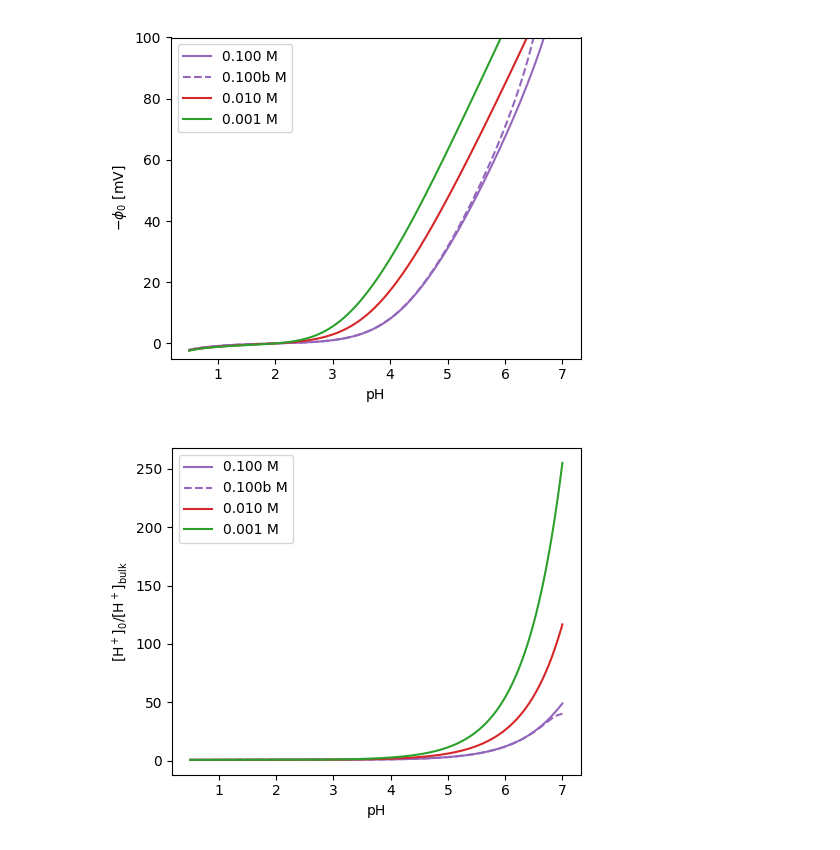
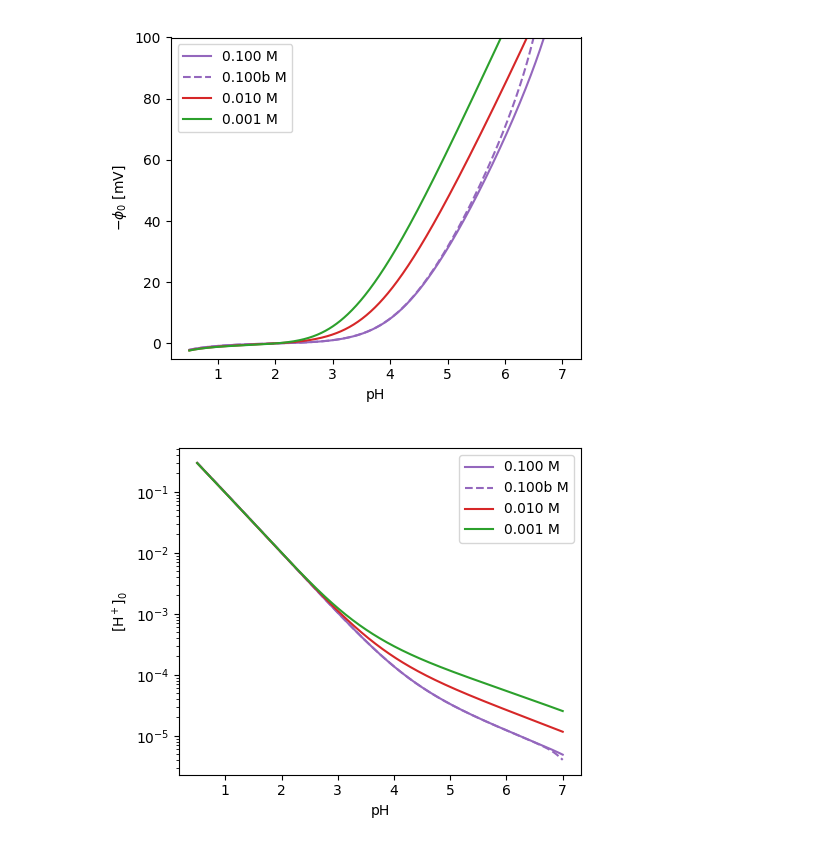
Before and after one commit to lucasdekam/frumkin, a Jupyter notebook: insulator.ipynb, the cells around one changed output. Drawn from its saved outputs; the diff is of its cells as text; code cells hidden in the pictures.

```diff
--- a/insulator.ipynb
+++ b/insulator.ipynb
@@ -77,14 +77,17 @@ plt.tight_layout()
 # %%
 fig, ax = plt.subplots(figsize=(5,4))
 
-ax.plot(p_h, sweep_sol1.c_h/c_h, color='tab:purple', label=f'{1e-1:.3f} M')
-ax.plot(p_h, sweep_sol1b.c_h/c_h, '--', color='tab:purple', label=f'{1e-1:.3f}b M')
-ax.plot(p_h, sweep_sol2.c_h/c_h, color='tab:red', label=f'{1e-2:.3f} M')
-ax.plot(p_h, sweep_sol3.c_h/c_h, color='tab:green', label=f'{1e-3:.3f} M')
+# c_sioh2plus = 1 / (1 + 10 ** (np.log(C.K_SILICA_B) + p_h)) * C.N_SITES_SILICA / 1e3/ C.N_A
 
-ax.set_ylabel(r'[H$^+]_0$/[H$^+]_\mathrm{bulk}$')
+ax.plot(p_h, sweep_sol1.c_h, color='tab:purple', label=f'{1e-1:.3f} M')
+ax.plot(p_h, sweep_sol1b.c_h, '--', color='tab:purple', label=f'{1e-1:.3f}b M')
+ax.plot(p_h, sweep_sol2.c_h, color='tab:red', label=f'{1e-2:.3f} M')
+ax.plot(p_h, sweep_sol3.c_h, color='tab:green', label=f'{1e-3:.3f} M')
+
+ax.set_ylabel(r'[H$^+]_0$') # /[H$^+]_\mathrm{bulk}
 ax.set_xlabel('pH')
+ax.set_yscale('log')
 ax.legend()
 plt.tight_layout()
 # %% [output]
-[figure, old version]
+[figure, new version]
```
Also changed, not shown: parts of 1 cell of this notebook, 4 other files.
